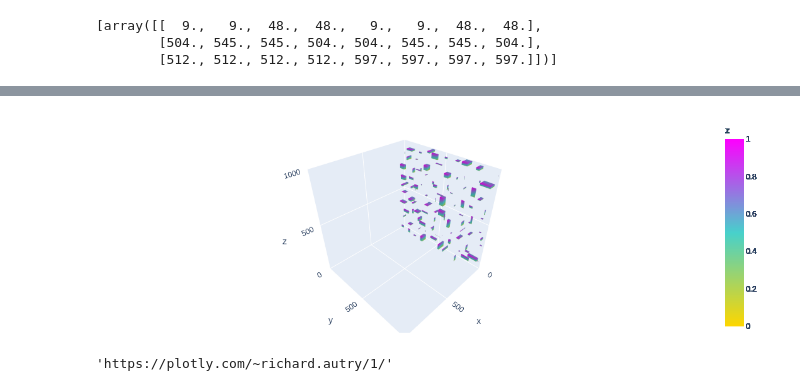
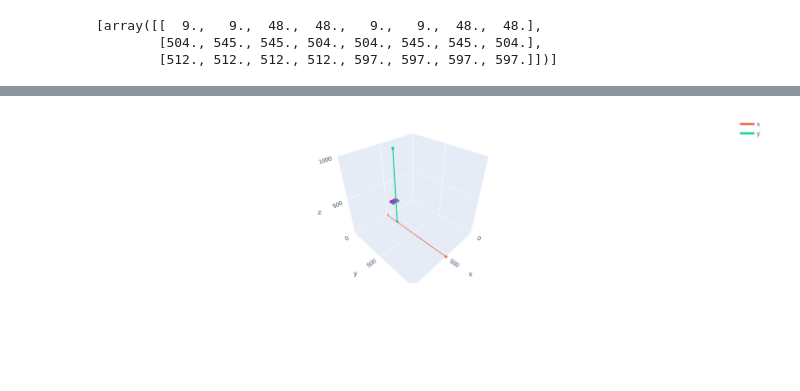
Before and after one commit to richardautry/spatial_partition_storage, a Jupyter notebook: spatial_partitioning.ipynb, the cells around one changed output, grey strips where cells are left out. Saved outputs shown, nothing was run; the diff lists cells and outputs as text; code cells hidden in the pictures; blank space fills up the shorter version.

Commit message:
WIP: Better visuals for blog

```diff
--- a/spatial_partitioning.ipynb
+++ b/spatial_partitioning.ipynb
@@ -38,11 +38,14 @@ response.json()[:1]
 #     response = requests.post(urljoin(api_host, boxes_endpoint), json=data)
 #     assert response.status_code == 200, response.json()
 # %%
-def show_3d_boxes(boxes):
+def show_3d_boxes(boxes, lines_args):
     fig = go.Figure()
 
     for box in boxes:
         add_mesh_3d(fig, box)
+
+    for line_args in lines_args:
+        add_line_3d(fig, **line_args)
 
     fig.update_layout(
         scene = {
@@ -88,14 +91,74 @@ response_boxes[:2]
         [504., 545., 545., 504., 504., 545., 545., 504.],
         [512., 512., 512., 512., 597., 597., 597., 597.]])]
 # %%
-num_boxes_show = 100
+from
 
+def build_query_string(**kwargs):
+    query_params = []
+    for key, val in kwargs.items():
+        if val:
+            query_params.append(f"{key}={val}")
+    return "&".join(query_params)
+
+
+def get_query_param_lines(x: int, y: int, z: int, axis_min: int, axis_max: int):
+    x_none = x is None
+    y_none = y is None
+    z_none = z is None
+    query_param_lines = []
+    if x_none:
+        x = 0
+    if y_none:
+        y = 0
+    if z_none:
+        z = 0
+
+    if not x_none:
+        query_param_lines.append(
+            {
+                "coordinates":np.array([[x, x], [axis_min, axis_max], [z, z]]),
+                "name": "x"
+            }
+        )
+    if not y_none:
+        query_param_lines.append(
+            {
+                "coordinates": np.array([[x, x], [y, y], [axis_min, axis_max]]),
+                "name": "y",
+            }
+        )
+    if not z_none:
+        query_param_lines.append(
+            {
+                "coordinates": np.array([[axis_min, axis_max], [y, y], [z, z]]),
+                "name": "z"
+            }
+        )
+
+    return query_param_lines
+
+
+# Config and Params
+num_boxes_show = 10
+query_args = {
+    "x": 500,
+    "y": 210,
+    "z": None
+}
+query_params = build_query_string(**query_args)
+print(f"Query Parameters: {query_params}")
+
+# Request/Response
 start = perf_counter_ns()
-response = requests.get(f"{boxes_url}")
+response = requests.get(f"{boxes_url}?{query_params}")
 end = perf_counter_ns()
+
+# Display
 response_boxes = [convert_box_json_to_nparray(box) for box in response.json()]
+query_param_lines = get_query_param_lines(axis_min=0, axis_max=1000, **query_args)
+print(query_param_lines)
 print(f"Response Time: {format_perf_time(end - start)}")
 print(f"{len(response_boxes)} Boxes in Response")
 print(f"Showing {len(response_boxes[:num_boxes_show])} Boxes")
-data = show_3d_boxes(response_boxes[:num_boxes_show])
+data = show_3d_boxes(response_boxes[:num_boxes_show], query_param_lines)
 # %% [output]
@@ -106,6 +174,4 @@ Showing 100 Boxes
-[figure, old version]
+[figure, new version]
 # %%
-import chart_studio.plotly as py
-py.plot(data, filename='first_test', auto_open=True)
+# import chart_studio.plotly as py
+# py.plot(data, filename='first_test', auto_open=True)
-# %% [output]
-'https://plotly.com/~richard.autry/1/'
```
Also changed, not shown: parts of 1 cell of this notebook, 2 other files.
